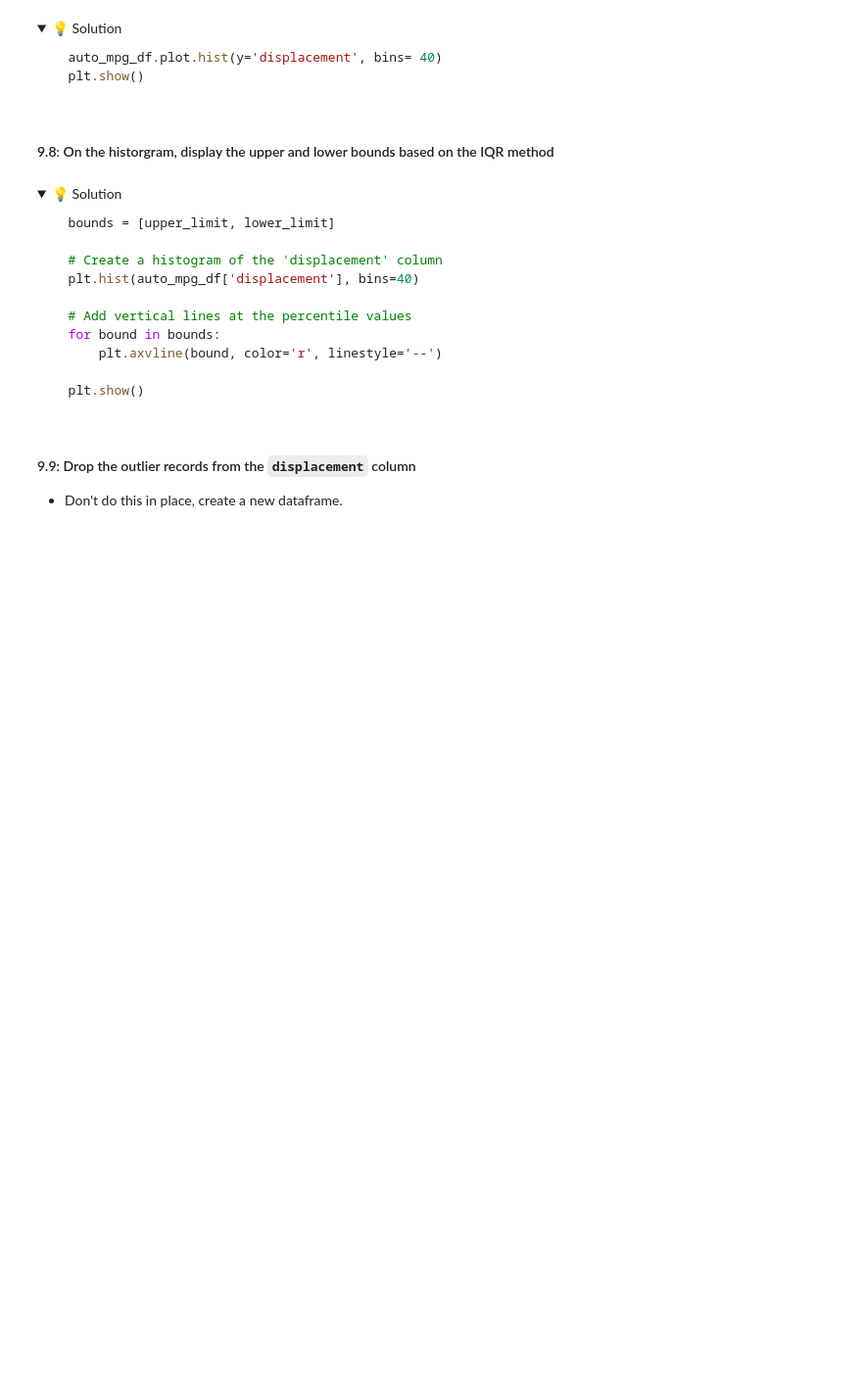
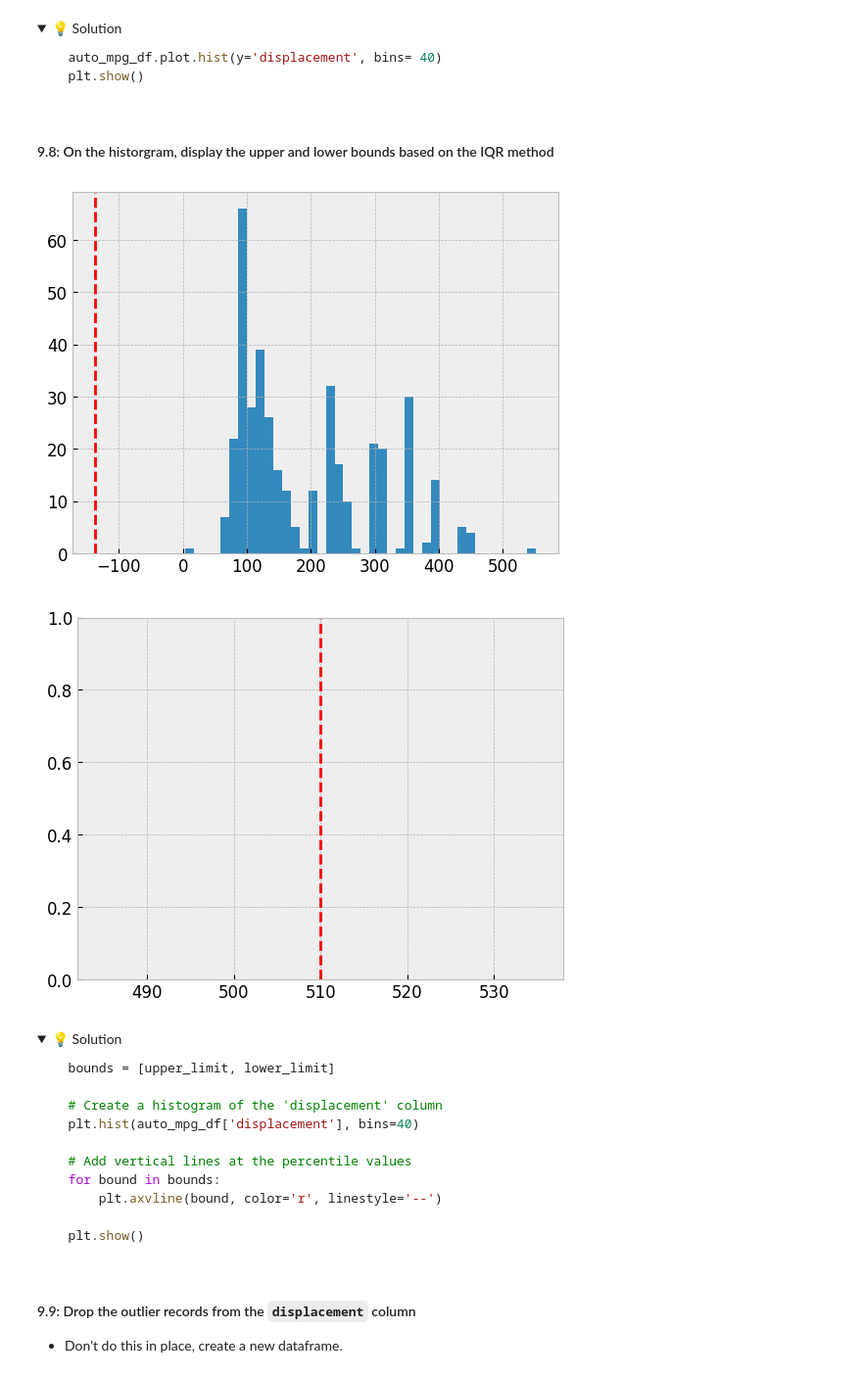
Before and after one commit to IT4063-Spring2025/exploratory-data-analysis-ravinayakk, a Jupyter notebook: notebook.ipynb, the cells around one changed output. Shown: that part at 98% size. Drawn from its saved outputs; the diff is of its cells as text; code cells hidden in the pictures; folded sections open; blank space fills up the shorter version.

```diff
--- a/notebook.ipynb
+++ b/notebook.ipynb
@@ -739,6 +772,16 @@ we'll use a 1% threshold for this exercise.
 </details>
 # %% [markdown]
 #### 9.8: On the historgram, display the upper and lower bounds based on the IQR method
+# %%
+bounds = [lower_bound, upper_bound]
+
+plt.hist(auto_mpg_df['displacement'], bins=40)
+for bound in bounds:
+    plt.axvline(bound, color='r', linestyle='--')
+    plt.show()
+# %% [output]
+[figure, added]
+[figure, added]
 # %% [markdown]
 <details>
   <summary>💡 Solution</summary>
```
Also changed, not shown: parts of 12 cells of this notebook.
